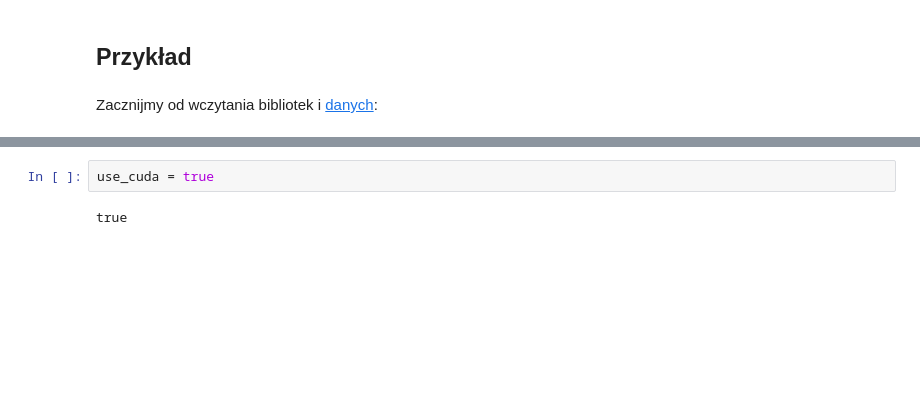
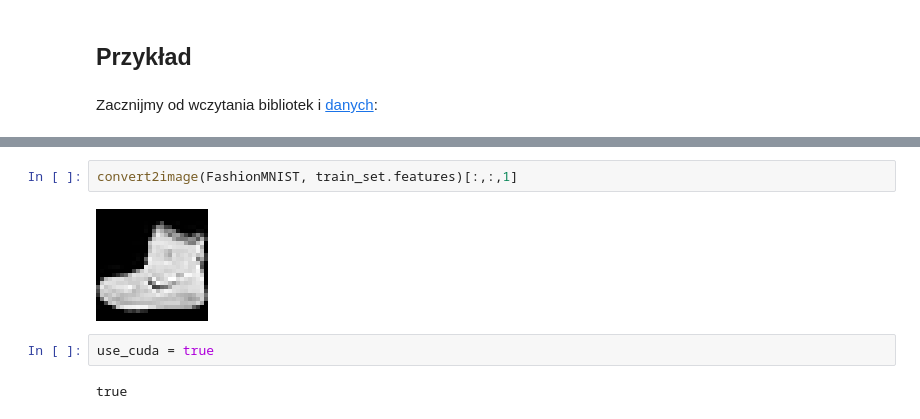
Before and after one commit to bartoszpankratz/221660-0553-Aproksymacja, a Jupyter notebook: 9. Sieci konwolucyjne/Sieci_konwolucyjne.ipynb, the cells around one changed output, grey strips where cells are left out. Drawn from its saved outputs; the diff is of its cells as text; blank space fills up the shorter version.

```diff
--- a/9. Sieci konwolucyjne/Sieci_konwolucyjne.ipynb
+++ b/9. Sieci konwolucyjne/Sieci_konwolucyjne.ipynb
@@ -193,3 +131,7 @@ FashionMNIST.convert2image(train_imgs)[:,:,1]
+# %%
+convert2image(FashionMNIST, train_set.features)[:,:,1]
+# %% [output]
+[figure, added]
 # %%
 use_cuda = true
 # %% [output]
```
Also changed, not shown: parts of 27 cells of this notebook, 4 other files.
